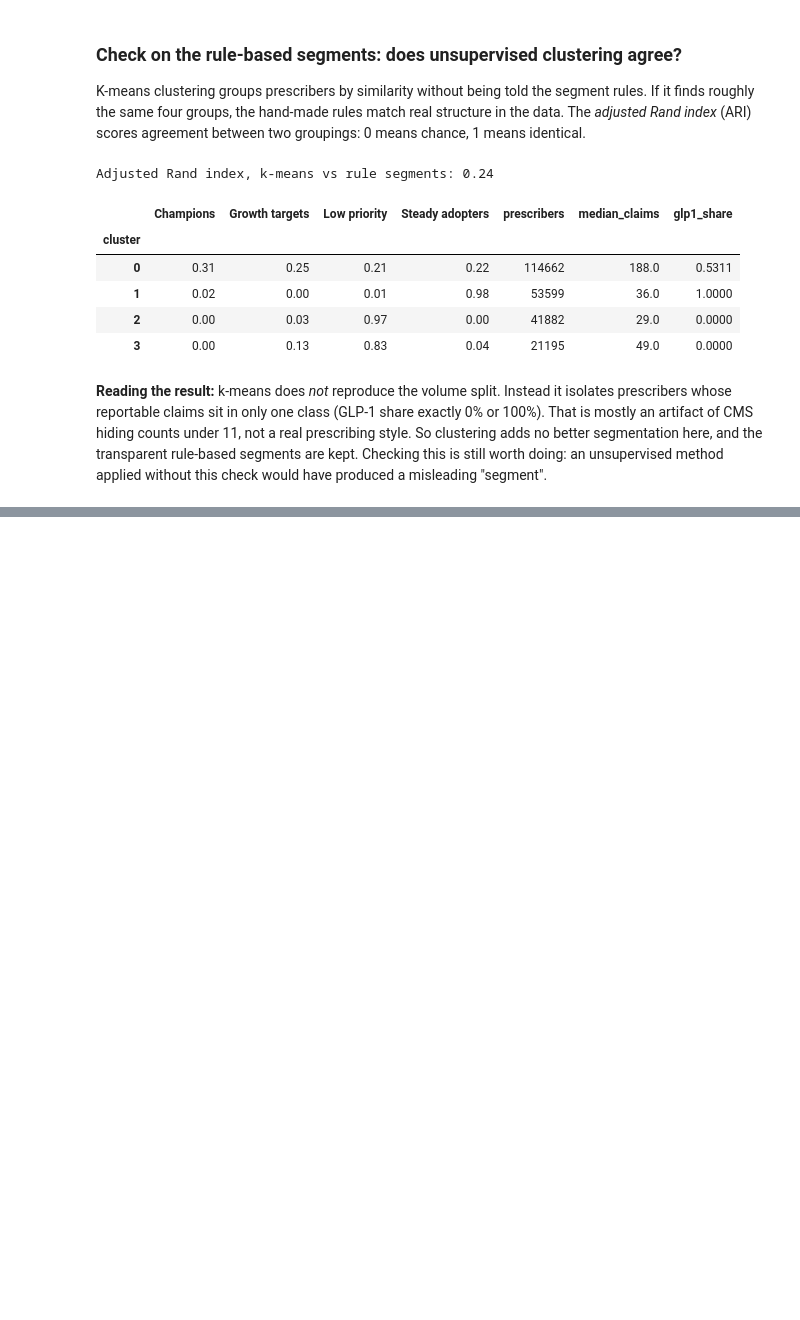
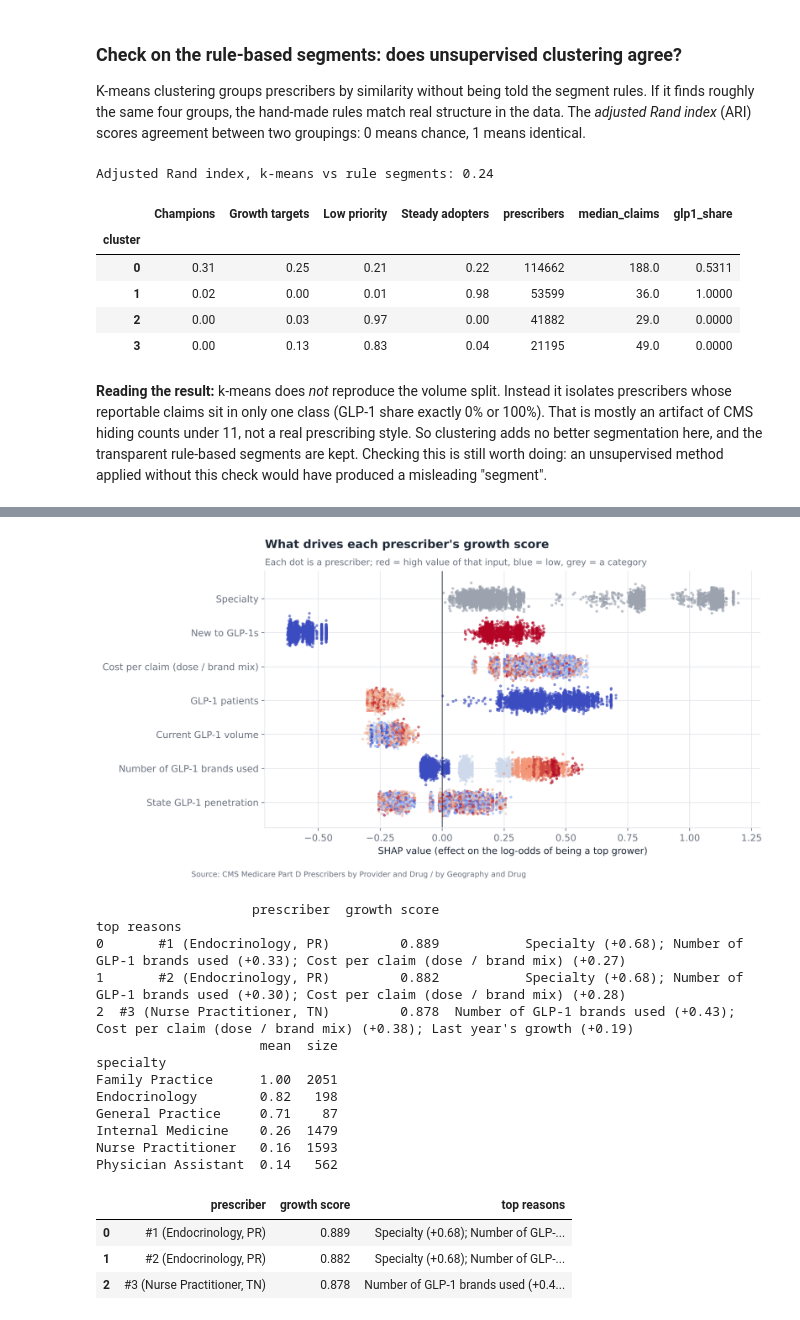
Before and after one commit to Gnanaram23/us-pharma-commercial-analytics, a Jupyter notebook: 01-glp1-market-and-targeting/analysis.ipynb, the cells around one changed output, grey strips where cells are left out. Cells and saved outputs as stored; diff of their text form; code cells hidden in the pictures; blank space fills up the shorter version.

```diff
--- a/01-glp1-market-and-targeting/analysis.ipynb
+++ b/01-glp1-market-and-targeting/analysis.ipynb
@@ -749,0 +759,64 @@ would have produced a misleading "segment".
+# %%
+import shap  # noqa: E402
+
+rs = np.random.default_rng(0)
+samp = X.iloc[rs.choice(len(X), 6000, replace=False)]
+explainer = shap.TreeExplainer(final)
+sv = np.asarray(explainer.shap_values(samp))
+if sv.ndim == 3:
+    sv = sv[..., 1] if sv.shape[-1] == 2 else sv[1]
+mean_abs = pd.Series(np.abs(sv).mean(axis=0), index=X.columns).sort_values(ascending=False)
+top_f = mean_abs.head(7).index.tolist()
+
+fig, ax = plt.subplots(figsize=(10, 5.2))
+for i, f in enumerate(top_f[::-1]):
+    j = list(X.columns).index(f)
+    vals = samp[f].to_numpy(dtype=float)
+    jit = i + rs.normal(0, 0.12, len(vals))
+    if f in ("specialty", "state"):  # categories have no high or low, so they are drawn in grey
+        ax.scatter(sv[:, j], jit, color=style.NEUTRAL, s=5, alpha=0.5, rasterized=True)
+    else:
+        col = pd.Series(vals).rank(pct=True).to_numpy()
+        ax.scatter(sv[:, j], jit, c=col, cmap="coolwarm", s=5, alpha=0.5, rasterized=True)
+ax.set_yticks(range(len(top_f)), [labels.get(f, f) for f in top_f[::-1]])
+ax.axvline(0, color=style.INK, lw=0.8)
+ax.set_xlabel("SHAP value (effect on the log-odds of being a top grower)")
+ax.set_title("What drives each prescriber's growth score")
+style.subtitle(ax, "Each dot is a prescriber; red = high value of that input, blue = low, grey = a category")
+style.source(fig, SRC)
+style.save(fig, FIG / "09_shap_drivers.png")
+
+top3 = F24.sort_values("growth_score", ascending=False).head(3)
+sv_top = np.asarray(explainer.shap_values(matrix(top3)))
+if sv_top.ndim == 3:
+    sv_top = sv_top[..., 1] if sv_top.shape[-1] == 2 else sv_top[1]
+reasons = []
+for k, (npi, r) in enumerate(top3.iterrows()):
+    contrib = pd.Series(sv_top[k], index=X.columns).sort_values(ascending=False).head(3)
+    reasons.append({"prescriber": f"#{k + 1} ({r['specialty']}, {r['state']})", "growth score": round(float(r["growth_score"]), 3),
+                    "top reasons": "; ".join(f"{labels.get(f, f)} (+{v:.2f})" for f, v in contrib.items())})
+print(pd.DataFrame(reasons).to_string())
+j_spec = list(X.columns).index("specialty")
+spec_names = samp["specialty"].map(dict(enumerate(cats["specialty"])))
+spec_shap = (pd.DataFrame({"specialty": spec_names.to_numpy(), "shap": sv[:, j_spec]})
+             .groupby("specialty")["shap"].agg(["mean", "size"]).query("size >= 50").sort_values("mean", ascending=False))
+print(spec_shap.round(2).to_string())
+pd.DataFrame(reasons)
+# %% [output]
+[figure, added]
+                    prescriber  growth score                                                                                                 top reasons
+0       #1 (Endocrinology, PR)         0.889           Specialty (+0.68); Number of GLP-1 brands used (+0.33); Cost per claim (dose / brand mix) (+0.27)
+1       #2 (Endocrinology, PR)         0.882           Specialty (+0.68); Number of GLP-1 brands used (+0.30); Cost per claim (dose / brand mix) (+0.28)
+2  #3 (Nurse Practitioner, TN)         0.878  Number of GLP-1 brands used (+0.43); Cost per claim (dose / brand mix) (+0.38); Last year's growth (+0.19)
+                     mean  size
+specialty
+Family Practice      1.00  2051
+Endocrinology        0.82   198
+General Practice     0.71    87
+Internal Medicine    0.26  1479
+Nurse Practitioner   0.16  1593
+Physician Assistant  0.14   562
+|  | prescriber | growth score | top reasons |
+| 0 | #1 (Endocrinology, PR) | 0.889 | Specialty (+0.68); Number of GLP-... |
+| 1 | #2 (Endocrinology, PR) | 0.882 | Specialty (+0.68); Number of GLP-... |
+| 2 | #3 (Nurse Practitioner, TN) | 0.878 | Number of GLP-1 brands used (+0.4... |
```
Also changed, not shown: parts of 7 cells of this notebook, 55 other files.
